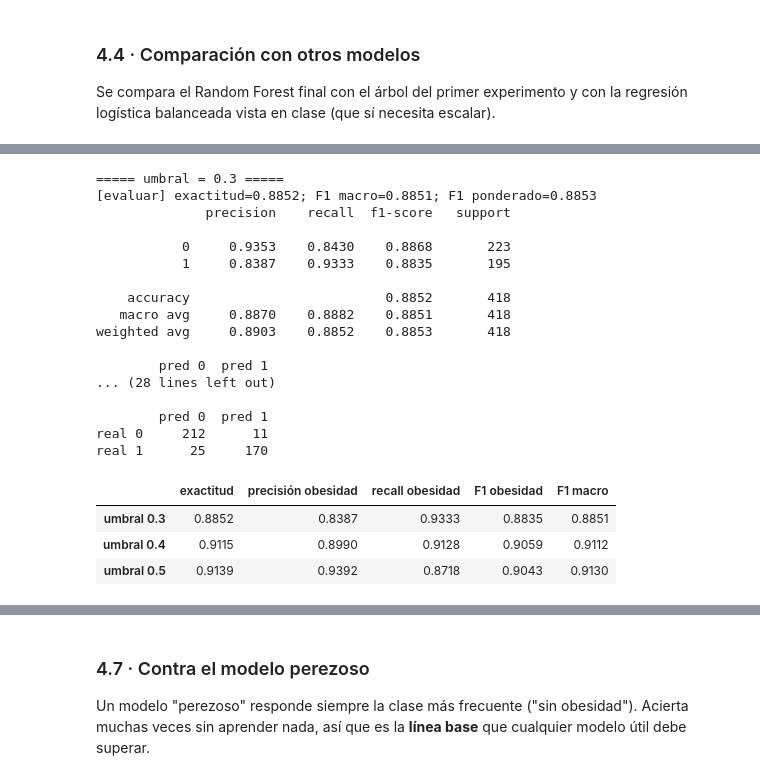
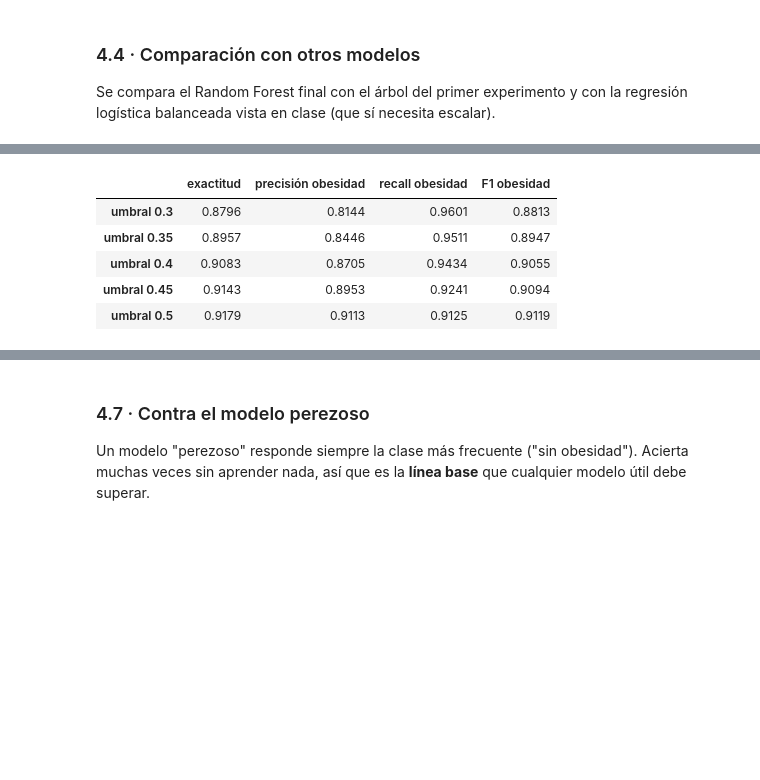
Before and after one commit to Mayerly3suarez/ML_2026Q4, a Jupyter notebook: src/Actividades_Evaluativas/EA3_modelo.ipynb, the cells around one changed output, grey strips where cells are left out. Saved outputs shown, nothing was run; the diff lists cells and outputs as text; code cells hidden in the pictures; blank space fills up the shorter version.

```diff
--- a/src/Actividades_Evaluativas/EA3_modelo.ipynb
+++ b/src/Actividades_Evaluativas/EA3_modelo.ipynb
@@ -687,32 +700,21 @@ plt.show()
-# %%
-comparacion_umbral = {}
-for umbral in [0.3, 0.4, 0.5]:
-    print(f"===== umbral = {umbral} =====")
-    comparacion_umbral[f"umbral {umbral}"] = resumen(
-        bosque.evaluar(bosque.X_test, bosque.y_test, umbral=umbral, clase_umbral=1)
-    )
-comparacion_umbral = pd.DataFrame(comparacion_umbral).T.round(4)
-comparacion_umbral
-# %% [output]
-===== umbral = 0.3 =====
-[evaluar] exactitud=0.8852; F1 macro=0.8851; F1 ponderado=0.8853
-              precision    recall  f1-score   support
-
-           0     0.9353    0.8430    0.8868       223
-           1     0.8387    0.9333    0.8835       195
-
-    accuracy                         0.8852       418
-   macro avg     0.8870    0.8882    0.8851       418
-weighted avg     0.8903    0.8852    0.8853       418
-
-        pred 0  pred 1
-... (28 lines left out)
-
-        pred 0  pred 1
-real 0     212      11
-real 1      25     170
-|  | exactitud | precisión obesidad | recall obesidad | F1 obesidad | F1 macro |
-| umbral 0.3 | 0.8852 | 0.8387 | 0.9333 | 0.8835 | 0.8851 |
-| umbral 0.4 | 0.9115 | 0.8990 | 0.9128 | 0.9059 | 0.9112 |
-| umbral 0.5 | 0.9139 | 0.9392 | 0.8718 | 0.9043 | 0.9130 |
+# %%
+def metricas_umbral(y, prob, umbral):
+    pred = (prob >= umbral).astype(int)
+    return {"exactitud": accuracy_score(y, pred),
+            "precisión obesidad": precision_score(y, pred, zero_division=0),
+            "recall obesidad": recall_score(y, pred, zero_division=0),
+            "F1 obesidad": f1_score(y, pred, zero_division=0)}
+
+UMBRALES = [0.3, 0.35, 0.4, 0.45, 0.5]
+comparacion_umbral = pd.DataFrame(
+    {f"umbral {u}": metricas_umbral(y_validacion, p_validacion, u) for u in UMBRALES}
+).T.round(4)
+comparacion_umbral
+# %% [output]
+|  | exactitud | precisión obesidad | recall obesidad | F1 obesidad |
+| umbral 0.3 | 0.8796 | 0.8144 | 0.9601 | 0.8813 |
+| umbral 0.35 | 0.8957 | 0.8446 | 0.9511 | 0.8947 |
+| umbral 0.4 | 0.9083 | 0.8705 | 0.9434 | 0.9055 |
+| umbral 0.45 | 0.9143 | 0.8953 | 0.9241 | 0.9094 |
+| umbral 0.5 | 0.9179 | 0.9113 | 0.9125 | 0.9119 |
 # %% [markdown]
```
Also changed, not shown: parts of 15 cells of this notebook.
